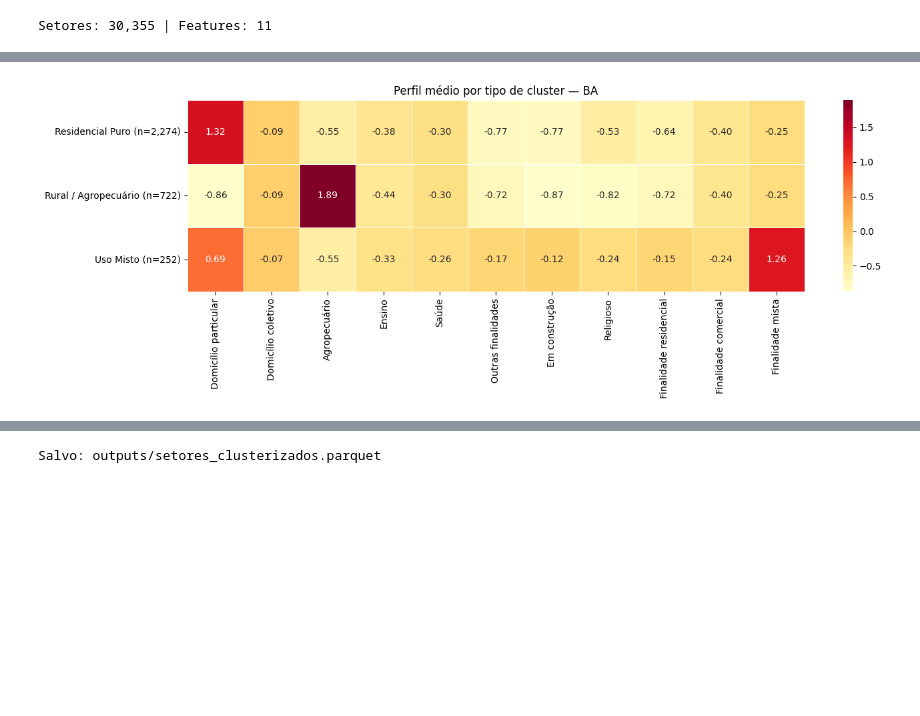
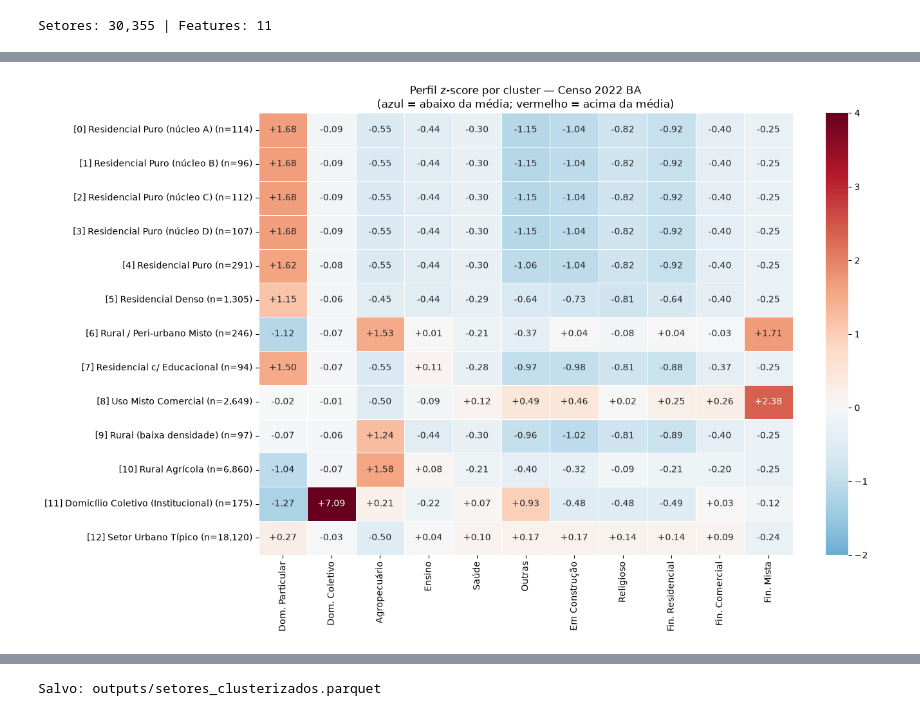
Before and after one commit to wesleiferreira98/trabalho-topicos-4, a Jupyter notebook: notebooks/05_modelagem.ipynb, the cells around one changed output, grey strips where cells are left out. Drawn from its saved outputs; the diff is of its cells as text; code cells hidden in the pictures; blank space fills up the shorter version.

```diff
--- a/notebooks/05_modelagem.ipynb
+++ b/notebooks/05_modelagem.ipynb
@@ -163,33 +235,34 @@ Mapeamento de clusters (BA):
-# %%
-# Heatmap — agrega por cluster_nome (clusters do mesmo tipo são unidos)
-FEATURES_LABEL = {
-    'prop_domicilio_particular':  'Domicílio particular',
-    'prop_domicilio_coletivo':    'Domicílio coletivo',
-    'prop_estab_agropecuario':    'Agropecuário',
-    'prop_estab_ensino':          'Ensino',
-    'prop_estab_saude':           'Saúde',
-    'prop_estab_outras':          'Outras finalidades',
-    'prop_construcao':            'Em construção',
-    'prop_estab_religioso':       'Religioso',
-    'prop_finalidade_residencial':'Finalidade residencial',
-    'prop_finalidade_comercial':  'Finalidade comercial',
-    'prop_finalidade_mista':      'Finalidade mista',
-}
-
-perfil = (df[df['cluster'] != -1]
-          .groupby('cluster_nome')[FEATURES]
-          .mean()
-          .rename(columns=FEATURES_LABEL))
-
-tamanhos_nome = df[df['cluster'] != -1]['cluster_nome'].value_counts()
-perfil.index = [f"{nome} (n={tamanhos_nome[nome]:,})" for nome in perfil.index]
-
-fig, ax = plt.subplots(figsize=(14, max(5, len(perfil) * 0.55 + 1)))
-sns.heatmap(perfil, annot=True, fmt='.2f', cmap='YlOrRd', linewidths=0.5, ax=ax)
-ax.set_title('Perfil médio por tipo de cluster — BA')
-plt.tight_layout()
-plt.savefig(OUTPUT_DIR / 'figures/perfil_clusters_heatmap.png', dpi=150)
-plt.show()
-# %% [output]
-[figure, removed]
+# %%
+# Heatmap: z-score médio de cada um dos 13 clusters individuais
+FEATURES_LABEL = {
+    'prop_domicilio_particular':  'Dom. Particular',
+    'prop_domicilio_coletivo':    'Dom. Coletivo',
+    'prop_estab_agropecuario':    'Agropecuário',
+    'prop_estab_ensino':          'Ensino',
+    'prop_estab_saude':           'Saúde',
+    'prop_estab_outras':          'Outras',
+    'prop_construcao':            'Em Construção',
+    'prop_estab_religioso':       'Religioso',
+    'prop_finalidade_residencial':'Fin. Residencial',
+    'prop_finalidade_comercial':  'Fin. Comercial',
+    'prop_finalidade_mista':      'Fin. Mista',
+}
+
+df_cl = df[df['cluster'] != -1].copy()
+
+perfil = (df_cl.groupby('cluster')[FEATURES].mean()
+               .rename(columns=FEATURES_LABEL))
+tamanhos = df_cl.groupby('cluster').size()
+perfil.index = [f'[{i}] {NOMES_CLUSTER[i]} (n={tamanhos[i]:,})' for i in perfil.index]
+
+fig, ax = plt.subplots(figsize=(14, max(5, len(perfil) * 0.6 + 1)))
+sns.heatmap(perfil, annot=True, fmt='+.2f', cmap='RdBu_r', center=0,
+            linewidths=0.5, ax=ax, vmin=-2, vmax=4)
+ax.set_title('Perfil z-score por cluster — Censo 2022 BA\n'
+             '(azul = abaixo da média; vermelho = acima da média)')
+plt.tight_layout()
+plt.savefig(OUTPUT_DIR / 'figures/perfil_clusters_heatmap.png', dpi=150, bbox_inches='tight')
+plt.show()
+# %% [output]
+[figure, added]
 # %%
```
Also changed, not shown: parts of 9 cells of this notebook, 4 other files.
